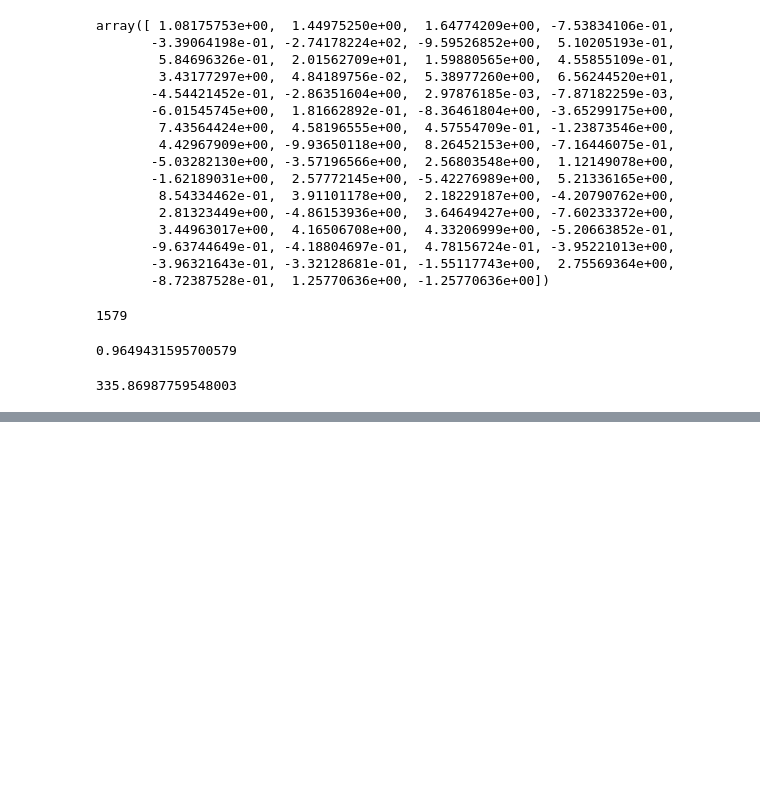
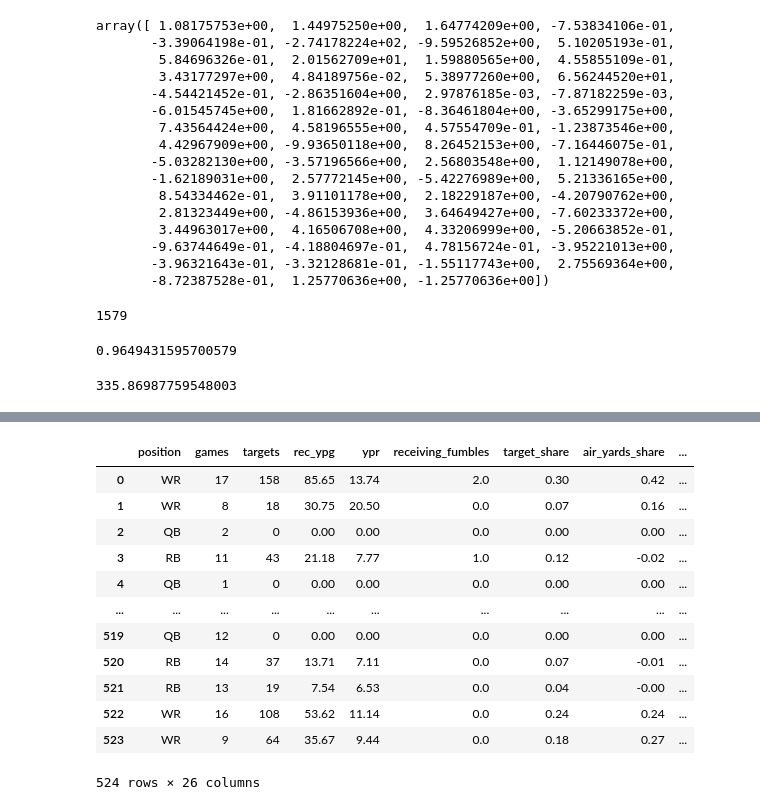
Before and after one commit to nmrodio/NFL_Fantasy_Football, a Jupyter notebook: nfl_fantasy_football_model.ipynb, the cells around one changed output, grey strips where cells are left out. Drawn from its saved outputs; the diff is of its cells as text; code cells hidden in the pictures; blank space fills up the shorter version.

Commit message:
Updated evaluation code and cleaned dataframe prediction results for 2024 players

```diff
--- a/nfl_fantasy_football_model.ipynb
+++ b/nfl_fantasy_football_model.ipynb
@@ -133,0 +136,3 @@ mse
+# %%
+test_2023_data = pd.read_csv('2023_player_stats.csv')
+test_2023_data.head()
@@ -133,0 +147,19 @@ mse
+# %%
+test_2023_data_cleaned = test_2023_data.drop(columns = ['name', 'season', 'team', 'receptions', 'receiving_yards', 'receiving_tds', 'receiving_2pt_conversions',
+                            'rushing_yards', 'rushing_tds', 'rushing_2pt_conversions', 'completions', 'passing_yards',
+                            'passing_tds', 'interceptions', 'fantasy_points_ppr'])
+test_2023_data_cleaned
+# %% [output]
+|  | position | games | targets | rec_ypg | ypr | receiving_fumbles | target_share | air_yards_share | ... |
+| 0 | WR | 17 | 158 | 85.65 | 13.74 | 2.0 | 0.30 | 0.42 | ... |
+| 1 | WR | 8 | 18 | 30.75 | 20.50 | 0.0 | 0.07 | 0.16 | ... |
+| 2 | QB | 2 | 0 | 0.00 | 0.00 | 0.0 | 0.00 | 0.00 | ... |
+| 3 | RB | 11 | 43 | 21.18 | 7.77 | 1.0 | 0.12 | -0.02 | ... |
+| 4 | QB | 1 | 0 | 0.00 | 0.00 | 0.0 | 0.00 | 0.00 | ... |
+| ... | ... | ... | ... | ... | ... | ... | ... | ... | ... |
+| 519 | QB | 12 | 0 | 0.00 | 0.00 | 0.0 | 0.00 | 0.00 | ... |
+| 520 | RB | 14 | 37 | 13.71 | 7.11 | 0.0 | 0.07 | -0.01 | ... |
+| 521 | RB | 13 | 19 | 7.54 | 6.53 | 0.0 | 0.04 | -0.00 | ... |
+| 522 | WR | 16 | 108 | 53.62 | 11.14 | 0.0 | 0.24 | 0.24 | ... |
+| 523 | WR | 9 | 64 | 35.67 | 9.44 | 0.0 | 0.18 | 0.27 | ... |
+524 rows × 26 columns
```
Also changed, not shown: parts of 21 cells of this notebook.
